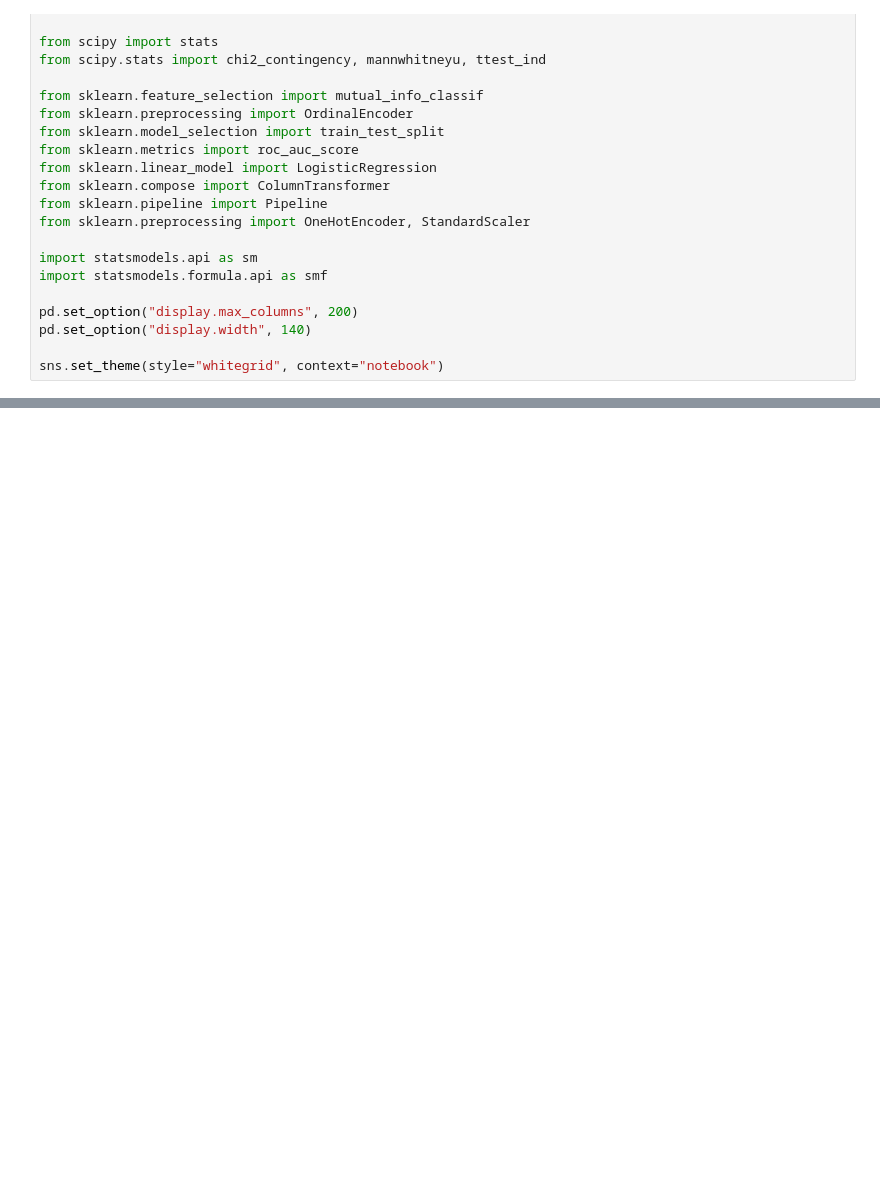
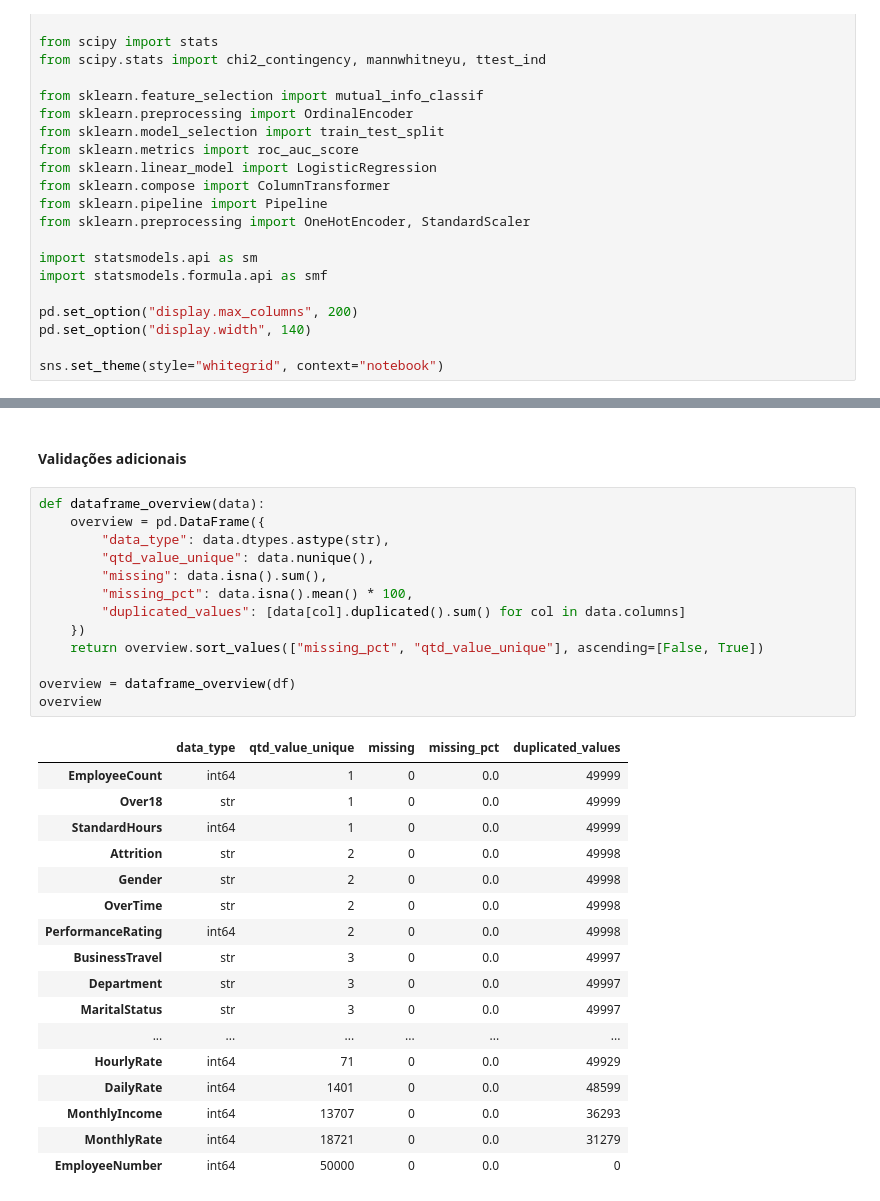
Before and after one commit to JonasGX/model-techcorp-attrition, a Jupyter notebook: notebooks/01_EDA.ipynb, the cells around one changed output, grey strips where cells are left out. Drawn from its saved outputs; the diff is of its cells as text; blank space fills up the shorter version.

```diff
--- a/notebooks/01_EDA.ipynb
+++ b/notebooks/01_EDA.ipynb
@@ -61,0 +105,33 @@ Dimensões do dataset: 50000 linhas x 36 colunas
+# %% [markdown]
+#### Validações adicionais
+# %%
+def dataframe_overview(data):
+    overview = pd.DataFrame({
+        "data_type": data.dtypes.astype(str),
+        "qtd_value_unique": data.nunique(),
+        "missing": data.isna().sum(),
+        "missing_pct": data.isna().mean() * 100,
+        "duplicated_values": [data[col].duplicated().sum() for col in data.columns]
+    })
+    return overview.sort_values(["missing_pct", "qtd_value_unique"], ascending=[False, True])
+
+overview = dataframe_overview(df)
+overview
+# %% [output]
+|  | data_type | qtd_value_unique | missing | missing_pct | duplicated_values |
+| EmployeeCount | int64 | 1 | 0 | 0.0 | 49999 |
+| Over18 | str | 1 | 0 | 0.0 | 49999 |
+| StandardHours | int64 | 1 | 0 | 0.0 | 49999 |
+| Attrition | str | 2 | 0 | 0.0 | 49998 |
+| Gender | str | 2 | 0 | 0.0 | 49998 |
+| OverTime | str | 2 | 0 | 0.0 | 49998 |
+| PerformanceRating | int64 | 2 | 0 | 0.0 | 49998 |
+| BusinessTravel | str | 3 | 0 | 0.0 | 49997 |
+| Department | str | 3 | 0 | 0.0 | 49997 |
+| MaritalStatus | str | 3 | 0 | 0.0 | 49997 |
+| ... | ... | ... | ... | ... | ... |
+| HourlyRate | int64 | 71 | 0 | 0.0 | 49929 |
+| DailyRate | int64 | 1401 | 0 | 0.0 | 48599 |
+| MonthlyIncome | int64 | 13707 | 0 | 0.0 | 36293 |
+| MonthlyRate | int64 | 18721 | 0 | 0.0 | 31279 |
+| EmployeeNumber | int64 | 50000 | 0 | 0.0 | 0 |
```
Also changed, not shown: parts of 26 cells of this notebook, 3 other files.
